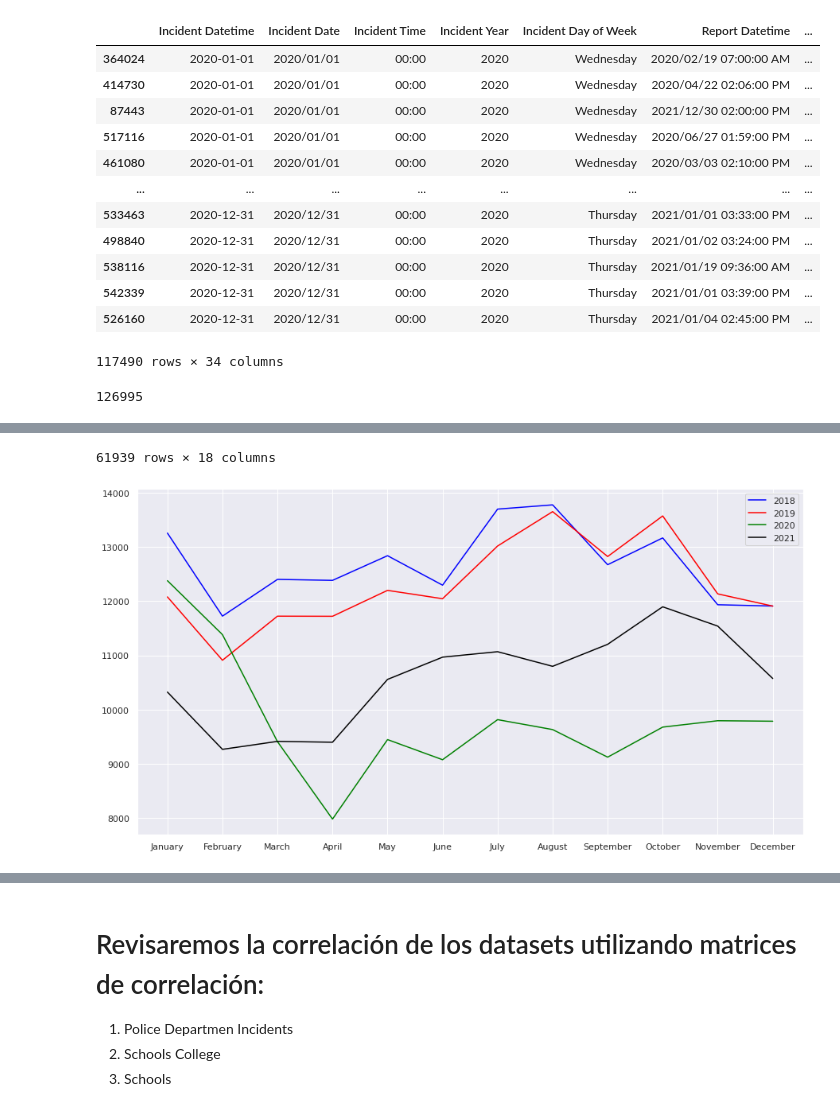
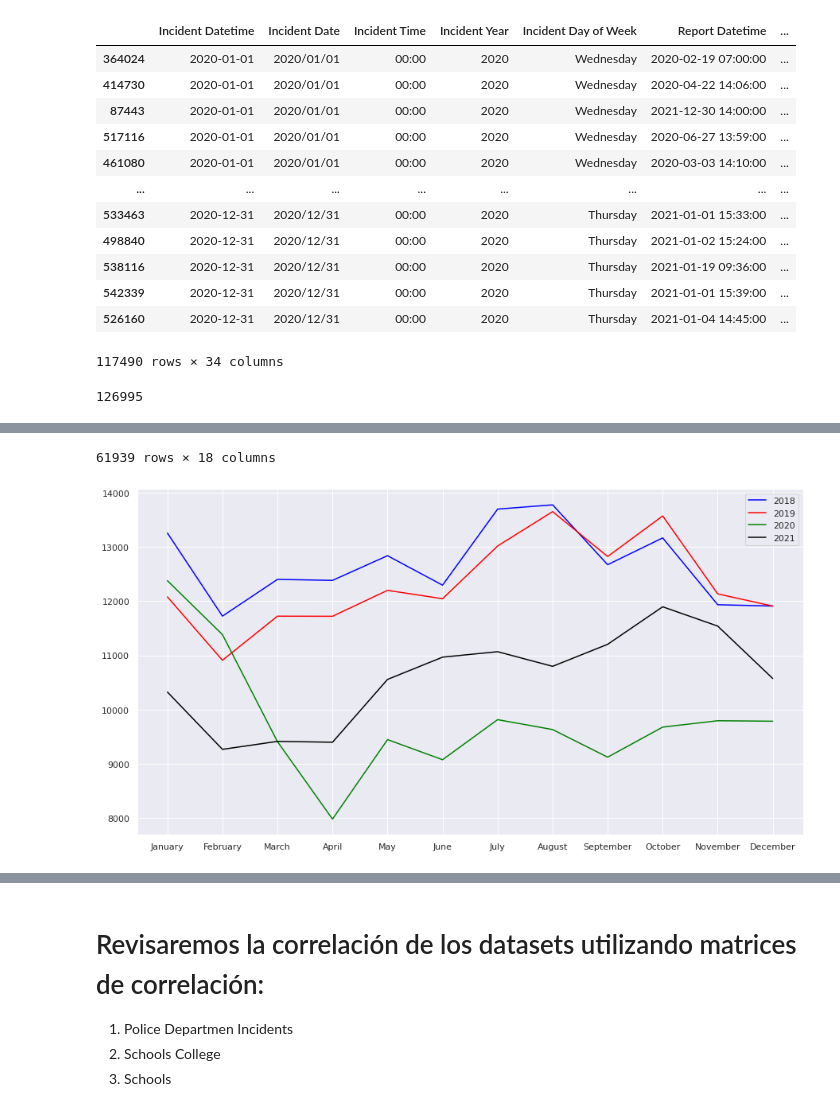
Before and after one commit to luperezsal/Batman, a Jupyter notebook: batman.ipynb, the cells around one changed output, grey strips where cells are left out. Drawn from its saved outputs; the diff is of its cells as text; code cells hidden in the pictures.

```diff
--- a/batman.ipynb
+++ b/batman.ipynb
@@ -27,6 +33,7 @@ schools_df   = pd.read_csv(DATASET_PATH + SCHOOLS_FILE)
 colleges_df  = pd.read_csv(DATASET_PATH + COLLEGES_FILE)
 # %%
 incidents_df['Incident Datetime'] = pd.to_datetime(incidents_df['Incident Datetime'])
+incidents_df['Report Datetime'] = pd.to_datetime(incidents_df['Report Datetime'])
 incidents_df = incidents_df.sort_values('Incident Datetime')
 
 incidents_2018 = incidents_df[incidents_df['Incident Datetime'].between('2018-01-01', '2018-12-31')]
@@ -70,44 +77,44 @@ sns.lineplot(x=months_sorted, y=test_2021, color='black',  legend='brief', label
 
 
 ############ COVID ############
 covid_epoch = incidents_2020[incidents_2020['Incident Datetime'].between('2020-03-01', '2020-05-01')]
 not_covid_epoch = incidents_2019[incidents_2019['Incident Datetime'].between('2019-03-01', '2019-05-01')]
 
 covid_order = pd.Categorical(covid_epoch['Incident Category'].value_counts().index)
 not_covid_order = pd.Categorical(not_covid_epoch['Incident Category'].value_counts().index)
 
 sns.set(rc={'figure.figsize':(10,15)})
 fig, ax =plt.subplots(1,2)
 sns.countplot(data=not_covid_epoch, y="Incident Category", order = not_covid_order, ax=ax[0])
 sns.countplot(data=covid_epoch, y="Incident Category", order = covid_order, ax=ax[1])
 
 ############ SUMMER ############
 october_epoch = incidents_2021[incidents_2021['Incident Datetime'].between('2021-02-01', '2021-02-28')]
 february_epoch = incidents_2021[incidents_2021['Incident Datetime'].between('2021-10-01', '2021-10-31')]
 
 october_order = pd.Categorical(october_epoch['Incident Category'].value_counts().index)
 february_order = pd.Categorical(february_epoch['Incident Category'].value_counts().index)
 
 fig, ax =plt.subplots(1,2)
 sns.countplot(data=october_epoch, y="Incident Category", order = october_order, ax=ax[0])
 sns.countplot(data=february_epoch, y="Incident Category", order = february_order, ax=ax[1])
 
 print(incidents_2021['Incident Datetime'].count())
 # incidents_2021['Incident Datetime'].plot()
 incidents_2021.groupby(['Incident Datetime']).mean()
 # %% [output]
 |  | Incident Datetime | Incident Date | Incident Time | Incident Year | Incident Day of Week | Report Datetime | ... |
-| 364024 | 2020-01-01 | 2020/01/01 | 00:00 | 2020 | Wednesday | 2020/02/19 07:00:00 AM | ... |
-| 414730 | 2020-01-01 | 2020/01/01 | 00:00 | 2020 | Wednesday | 2020/04/22 02:06:00 PM | ... |
-| 87443 | 2020-01-01 | 2020/01/01 | 00:00 | 2020 | Wednesday | 2021/12/30 02:00:00 PM | ... |
-| 517116 | 2020-01-01 | 2020/01/01 | 00:00 | 2020 | Wednesday | 2020/06/27 01:59:00 PM | ... |
-| 461080 | 2020-01-01 | 2020/01/01 | 00:00 | 2020 | Wednesday | 2020/03/03 02:10:00 PM | ... |
+| 364024 | 2020-01-01 | 2020/01/01 | 00:00 | 2020 | Wednesday | 2020-02-19 07:00:00 | ... |
+| 414730 | 2020-01-01 | 2020/01/01 | 00:00 | 2020 | Wednesday | 2020-04-22 14:06:00 | ... |
+| 87443 | 2020-01-01 | 2020/01/01 | 00:00 | 2020 | Wednesday | 2021-12-30 14:00:00 | ... |
+| 517116 | 2020-01-01 | 2020/01/01 | 00:00 | 2020 | Wednesday | 2020-06-27 13:59:00 | ... |
+| 461080 | 2020-01-01 | 2020/01/01 | 00:00 | 2020 | Wednesday | 2020-03-03 14:10:00 | ... |
 | ... | ... | ... | ... | ... | ... | ... | ... |
-| 533463 | 2020-12-31 | 2020/12/31 | 00:00 | 2020 | Thursday | 2021/01/01 03:33:00 PM | ... |
-| 498840 | 2020-12-31 | 2020/12/31 | 00:00 | 2020 | Thursday | 2021/01/02 03:24:00 PM | ... |
-| 538116 | 2020-12-31 | 2020/12/31 | 00:00 | 2020 | Thursday | 2021/01/19 09:36:00 AM | ... |
-| 542339 | 2020-12-31 | 2020/12/31 | 00:00 | 2020 | Thursday | 2021/01/01 03:39:00 PM | ... |
-| 526160 | 2020-12-31 | 2020/12/31 | 00:00 | 2020 | Thursday | 2021/01/04 02:45:00 PM | ... |
+| 533463 | 2020-12-31 | 2020/12/31 | 00:00 | 2020 | Thursday | 2021-01-01 15:33:00 | ... |
+| 498840 | 2020-12-31 | 2020/12/31 | 00:00 | 2020 | Thursday | 2021-01-02 15:24:00 | ... |
+| 538116 | 2020-12-31 | 2020/12/31 | 00:00 | 2020 | Thursday | 2021-01-19 09:36:00 | ... |
+| 542339 | 2020-12-31 | 2020/12/31 | 00:00 | 2020 | Thursday | 2021-01-01 15:39:00 | ... |
+| 526160 | 2020-12-31 | 2020/12/31 | 00:00 | 2020 | Thursday | 2021-01-04 14:45:00 | ... |
 117490 rows × 34 columns
 126995
 |  | Incident Year | Row ID | Incident ID | Incident Number | CAD Number | Incident Code | CNN | ... |
```
Also changed, not shown: parts of 14 cells of this notebook.
